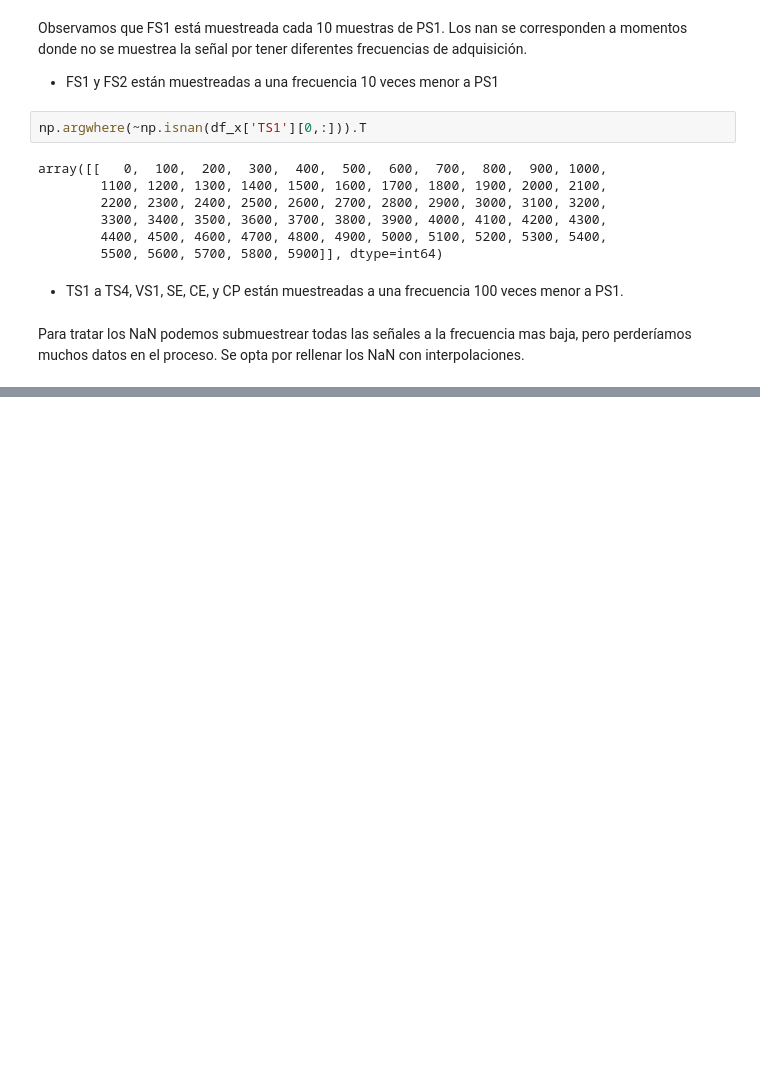
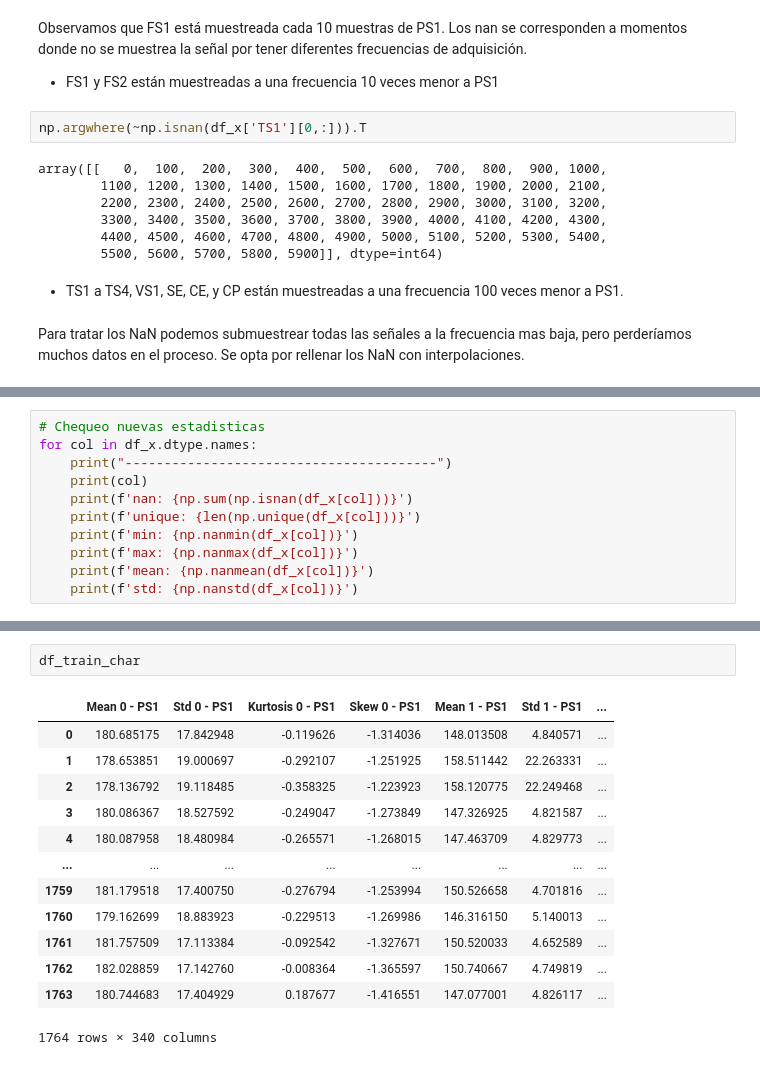
Before and after one commit to maxit1992/CEIA_AMQ1, a Jupyter notebook: TP_Integrador/TP_Integrador.ipynb, the cells around one changed output, grey strips where cells are left out. Drawn from its saved outputs; the diff is of its cells as text; blank space fills up the shorter version.

```diff
--- a/TP_Integrador/TP_Integrador.ipynb
+++ b/TP_Integrador/TP_Integrador.ipynb
@@ -282,0 +314,11 @@ Para tratar los NaN podemos submuestrear todas las señales a la frecuencia mas
+# %%
+# Chequeo nuevas estadisticas
+for col in df_x.dtype.names:
+    print("----------------------------------------")
+    print(col)
+    print(f'nan: {np.sum(np.isnan(df_x[col]))}')
+    print(f'unique: {len(np.unique(df_x[col]))}')
+    print(f'min: {np.nanmin(df_x[col])}')
+    print(f'max: {np.nanmax(df_x[col])}')
+    print(f'mean: {np.nanmean(df_x[col])}')
+    print(f'std: {np.nanstd(df_x[col])}')
@@ -282,0 +395,16 @@ Para tratar los NaN podemos submuestrear todas las señales a la frecuencia mas
+# %%
+df_train_char
+# %% [output]
+|  | Mean 0 - PS1 | Std 0 - PS1 | Kurtosis 0 - PS1 | Skew 0 - PS1 | Mean 1 - PS1 | Std 1 - PS1 | ... |
+| 0 | 180.685175 | 17.842948 | -0.119626 | -1.314036 | 148.013508 | 4.840571 | ... |
+| 1 | 178.653851 | 19.000697 | -0.292107 | -1.251925 | 158.511442 | 22.263331 | ... |
+| 2 | 178.136792 | 19.118485 | -0.358325 | -1.223923 | 158.120775 | 22.249468 | ... |
+| 3 | 180.086367 | 18.527592 | -0.249047 | -1.273849 | 147.326925 | 4.821587 | ... |
+| 4 | 180.087958 | 18.480984 | -0.265571 | -1.268015 | 147.463709 | 4.829773 | ... |
+| ... | ... | ... | ... | ... | ... | ... | ... |
+| 1759 | 181.179518 | 17.400750 | -0.276794 | -1.253994 | 150.526658 | 4.701816 | ... |
+| 1760 | 179.162699 | 18.883923 | -0.229513 | -1.269986 | 146.316150 | 5.140013 | ... |
+| 1761 | 181.757509 | 17.113384 | -0.092542 | -1.327671 | 150.520033 | 4.652589 | ... |
+| 1762 | 182.028859 | 17.142760 | -0.008364 | -1.365597 | 150.740667 | 4.749819 | ... |
+| 1763 | 180.744683 | 17.404929 | 0.187677 | -1.416551 | 147.077001 | 4.826117 | ... |
+1764 rows × 340 columns
```
Also changed, not shown: parts of 42 cells of this notebook.
